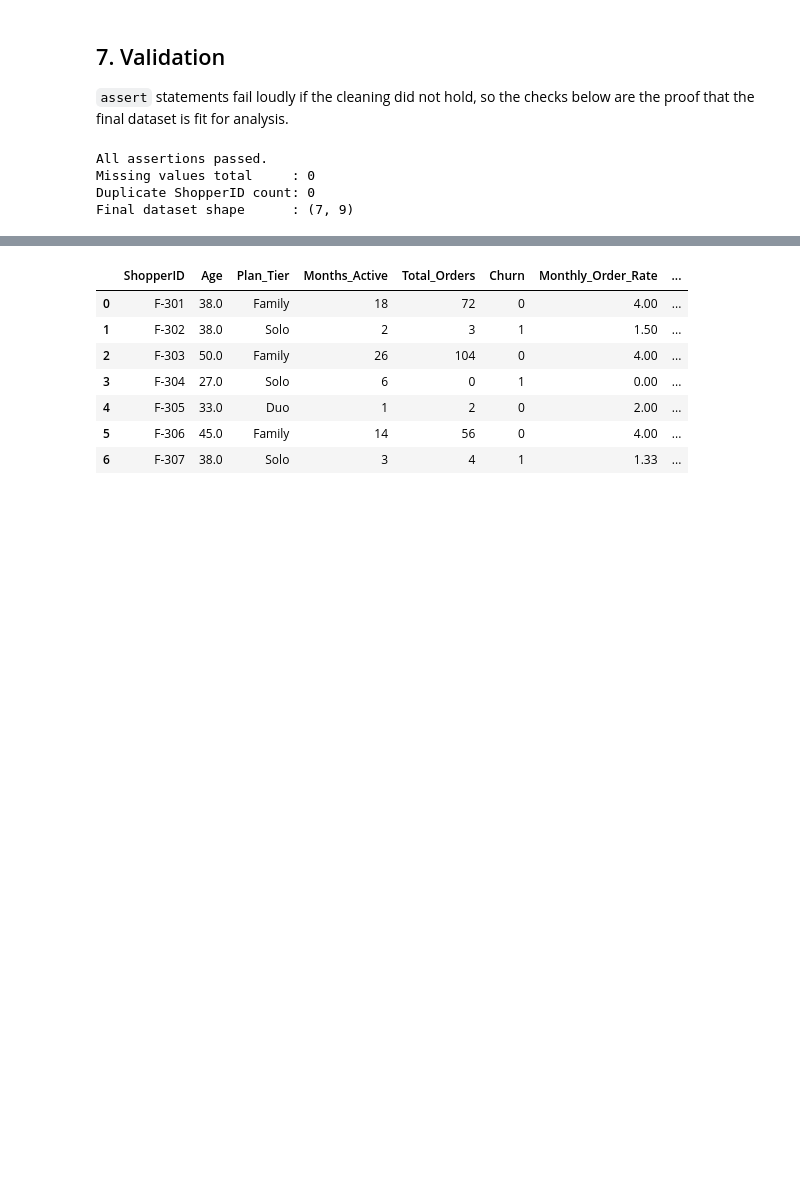
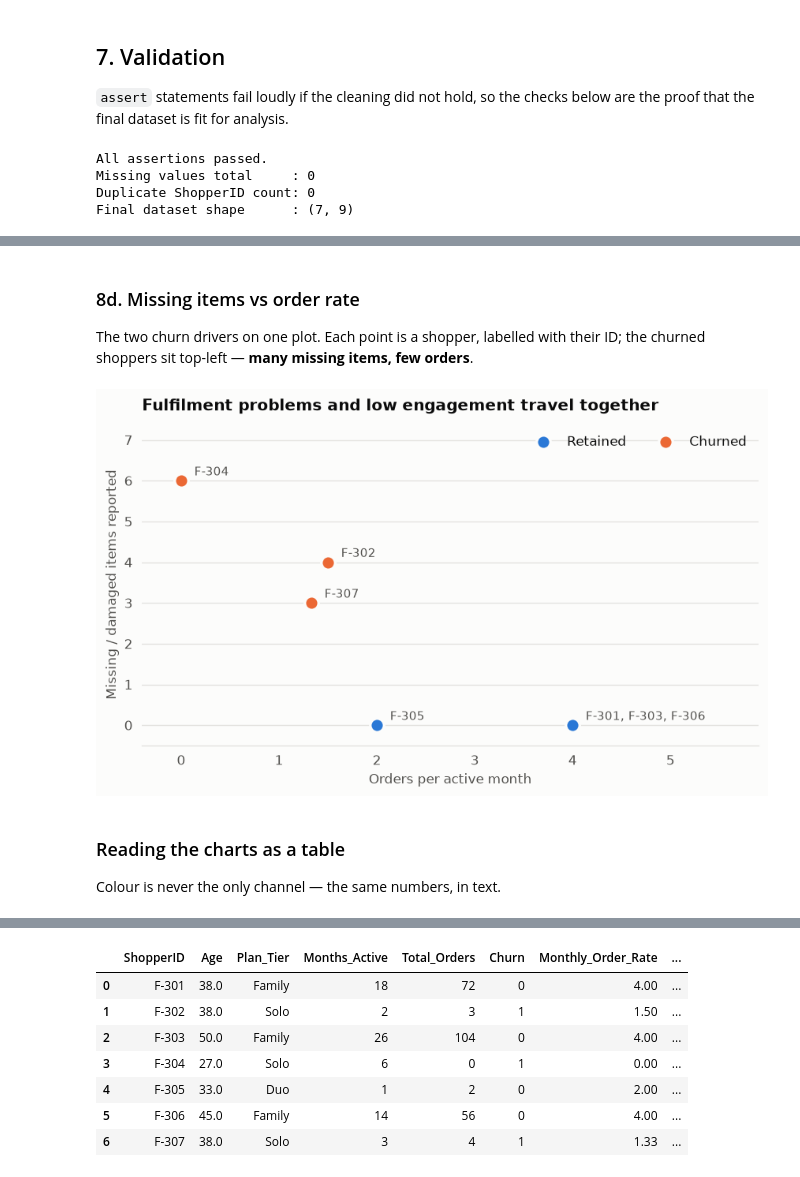
Before and after one commit to isratjahan829/Data-Visualization, a Jupyter notebook: FreshCart_Lab2_Data_Cleaning_Integration_Exploration.ipynb, the cells around one changed output, grey strips where cells are left out. Drawn from its saved outputs; the diff is of its cells as text; code cells hidden in the pictures; blank space fills up the shorter version.

```diff
--- a/FreshCart_Lab2_Data_Cleaning_Integration_Exploration.ipynb
+++ b/FreshCart_Lab2_Data_Cleaning_Integration_Exploration.ipynb
@@ -344,0 +511,36 @@ Final dataset shape      : (7, 9)
+# %% [markdown]
+### 8d. Missing items vs order rate
+
+The two churn drivers on one plot. Each point is a shopper, labelled with their ID; the churned
+shoppers sit top-left — **many missing items, few orders**.
+# %%
+fig, ax = plt.subplots(figsize=(7.2, 4.4))
+
+for churn in (0, 1):
+    sub = merged[merged["Churn"] == churn]
+    ax.scatter(sub["Monthly_Order_Rate"], sub["Missing_Items_Reported"],
+               s=110, color=CHURN_COLORS[churn], label=CHURN_LABELS[churn],
+               edgecolor=SURFACE, linewidth=2, zorder=3)
+
+# Shoppers sharing the exact same coordinates get one combined label, so the
+# text never overprints itself.
+for (x, y), grp in merged.groupby(["Monthly_Order_Rate", "Missing_Items_Reported"]):
+    ax.annotate(", ".join(sorted(grp["ShopperID"])), (x, y),
+                textcoords="offset points", xytext=(10, 4), fontsize=9, color=INK_2)
+
+ax.set_xlabel("Orders per active month")
+ax.set_ylabel("Missing / damaged items reported")
+ax.set_xlim(-0.4, merged["Monthly_Order_Rate"].max() + 1.9)
+ax.set_ylim(-0.5, merged["Missing_Items_Reported"].max() + 1.4)
+ax.set_title("Fulfilment problems and low engagement travel together")
+ax.legend(loc="upper right", ncol=2)
+tidy(ax)
+fig.tight_layout()
+fig.savefig("chart_4_items_vs_order_rate.png", bbox_inches="tight")
+plt.show()
+# %% [output]
+[figure, added]
+# %% [markdown]
+### Reading the charts as a table
+
+Colour is never the only channel — the same numbers, in text.
```
Also changed, not shown: parts of 11 cells of this notebook, 5 other files.
